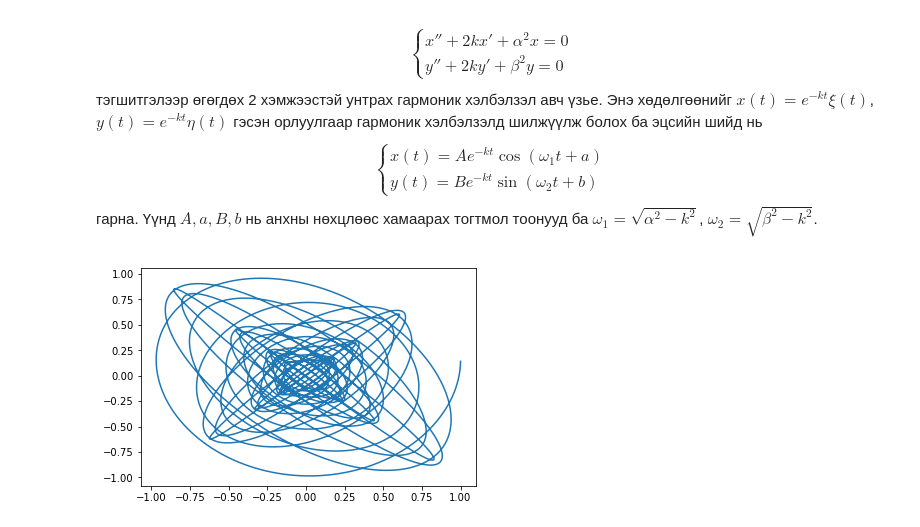
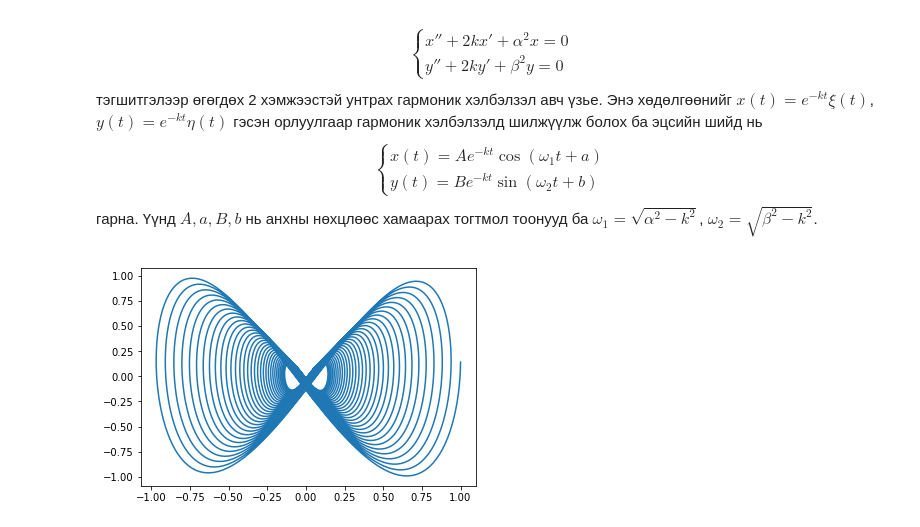
Before and after one commit to gantemur/wave, a Jupyter notebook: oscillations.ipynb, the cells around one changed output. Saved outputs shown, nothing was run; the diff lists cells and outputs as text; code cells hidden in the pictures.

```diff
--- a/oscillations.ipynb
+++ b/oscillations.ipynb
@@ -16,16 +16,16 @@ $$
 гарна. Үүнд $A,a,B,b$ нь анхны нөхцлөөс хамаарах тогтмол тоонууд ба $\omega_1=\sqrt{\alpha^2-k^2}$, $\omega_2=\sqrt{\beta^2-k^2}$.
 # %%
 omx=1
-omy=1.1
+omy=2
 k=.01
 A=1
 B=1
 a=0
 b=3
 tlist=np.linspace(0, 200, 5000)
 x=[A*np.exp(-k*t)*np.cos(omx*t+a) for t in tlist]
 y=[B*np.exp(-k*t)*np.sin(omy*t+b) for t in tlist]
 plt.plot(x,y)
 plt.show()
 # %% [output]
-[figure, old version]
+[figure, new version]
```
Also changed, not shown: parts of 1 cell of this notebook.
